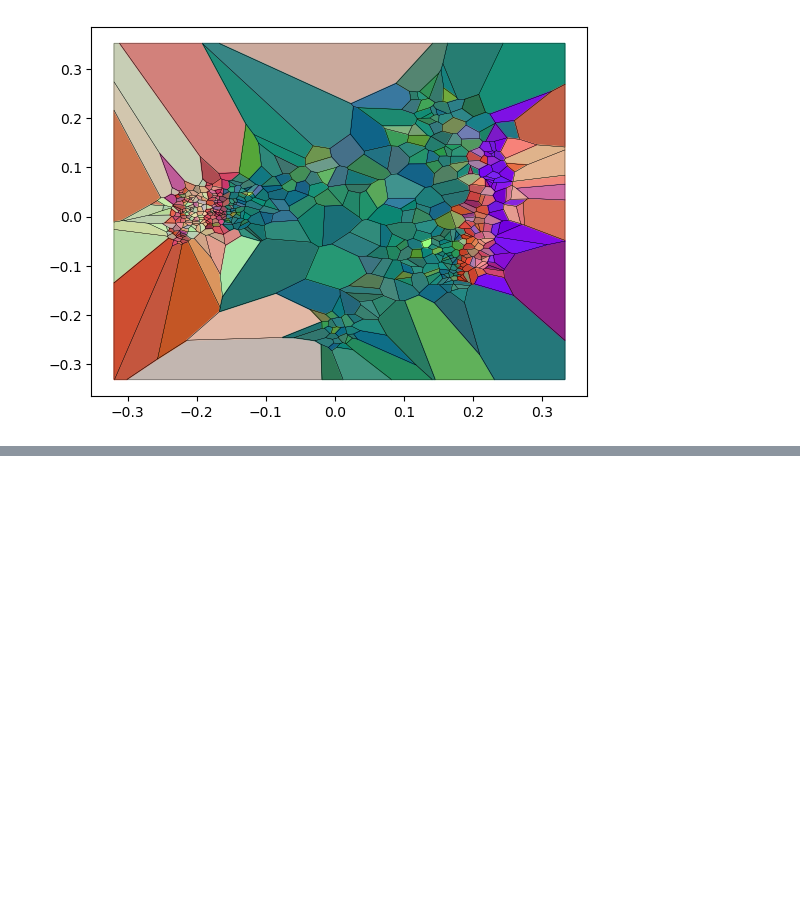
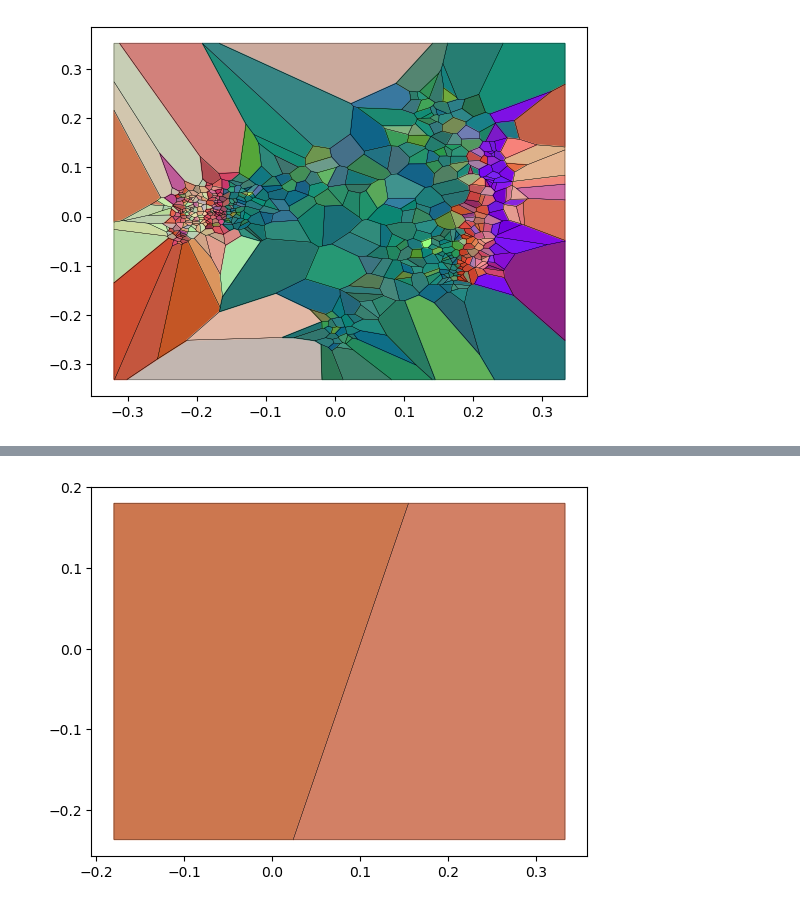
Before and after one commit to aidanbx/GraphGurusVault, a Jupyter notebook: src/Voronoi.ipynb, the cells around one changed output, grey strips where cells are left out. Drawn from its saved outputs; the diff is of its cells as text; code cells hidden in the pictures; blank space fills up the shorter version.

```diff
--- a/src/Voronoi.ipynb
+++ b/src/Voronoi.ipynb
@@ -46,0 +114,14 @@ plt.show()
+# %%
+def weight(left, right):
+    comparison = (left.get_children() - right.get_children()) / max(weights)
+    comparison *= 0.8
+    if comparison > 0: comparison += 0.1
+    elif comparison < 0: comparison -= 0.1
+    return comparison
+# %%
+def centroid(tree):
+    points = np.empty((tree.get_children(),2))
+    for i, filename in enumerate(tree.files):
+        idx = embedding_labels.index(filename)
+        points[i] = latent_space[idx]
+    return points.mean(axis=0)
@@ -46,0 +226,2 @@ plt.show()
+# %%
+polygons, linewidth = voronoi_partition(tree.left, tree.right, bounding_box)
@@ -46,0 +248,29 @@ plt.show()
+# %%
+nodes = [tree]
+depth = 0
+
+while len(nodes) != 0:
+    new_nodes = []
+    for node in nodes:
+        if node.left: new_nodes.append(node.left)
+        if node.right: new_nodes.append(node.right)
+    nodes = new_nodes
+    depth += 1
+
+    centroids = all_centroids[depth]
+    points = []
+    for i, node in enumerate(nodes):
+        weight = node.get_children()
+        centroid = centroids[i]
+
+    points = MultiPoint(centroids)
+    polygons = voronoi_polygons(points)
+    for i, polygon in enumerate(polygons.geoms):
+        clipped_polygon = polygon.intersection(bounding_box)
+        plt.plot(*clipped_polygon.exterior.xy, c='black', linewidth=0.2)
+        plt.fill(*clipped_polygon.exterior.xy, c=color_space[i])
+    break
+
+plt.show()
+# %% [output]
+[figure, added]
```
Also changed, not shown: parts of 27 cells of this notebook.
